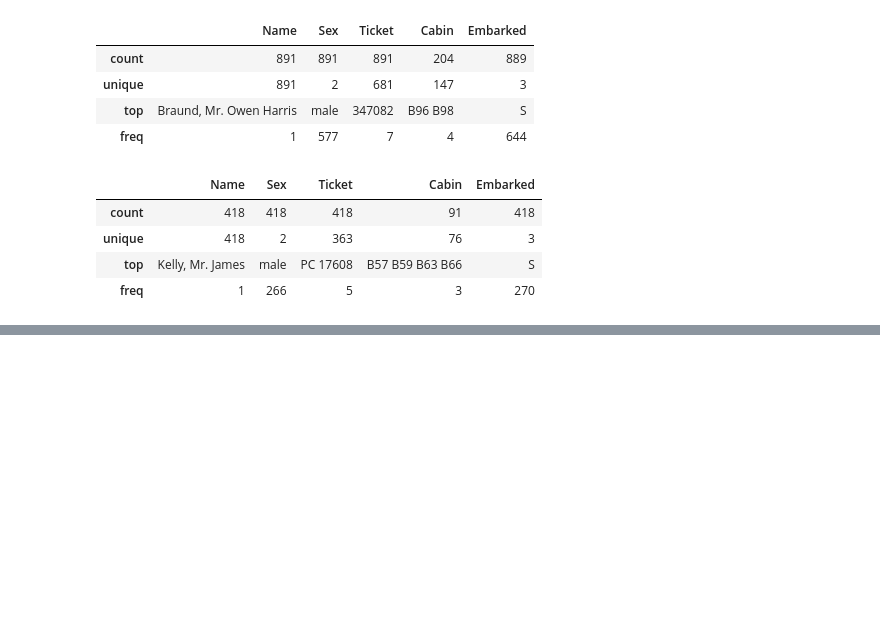
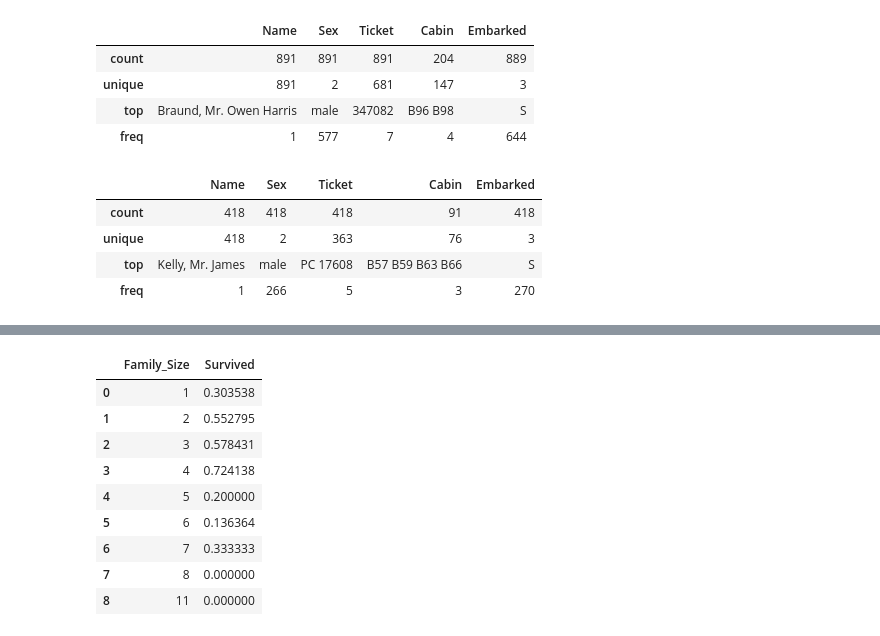
Before and after one commit to jonidaniel/data-science-and-machine-learning, a Jupyter notebook: kaggle/competitions/titanic-machine-learning-from-disaster/titanic.ipynb, the cells around one changed output, grey strips where cells are left out. Drawn from its saved outputs; the diff is of its cells as text; code cells hidden in the pictures; blank space fills up the shorter version.

Commit message:
Explore the datasets with various groupby functions

```diff
--- a/kaggle/competitions/titanic-machine-learning-from-disaster/titanic.ipynb
+++ b/kaggle/competitions/titanic-machine-learning-from-disaster/titanic.ipynb
@@ -141,0 +183,18 @@ test_df.describe(include=['O'])
+# %%
+# Create a new column 'Family_Size' for both datasets
+train_df['Family_Size'] = train_df['SibSp'] + train_df['Parch'] + 1
+test_df['Family_Size'] = test_df['SibSp'] + test_df['Parch'] + 1
+# %%
+train_df.groupby(['Family_Size'], as_index=False)['Survived'].mean()
+# You had best chances of survival if you were traveling with a family of four
+# %% [output]
+|  | Family_Size | Survived |
+| 0 | 1 | 0.303538 |
+| 1 | 2 | 0.552795 |
+| 2 | 3 | 0.578431 |
+| 3 | 4 | 0.724138 |
+| 4 | 5 | 0.200000 |
+| 5 | 6 | 0.136364 |
+| 6 | 7 | 0.333333 |
+| 7 | 8 | 0.000000 |
+| 8 | 11 | 0.000000 |
```
Also changed, not shown: parts of 7 cells of this notebook.
